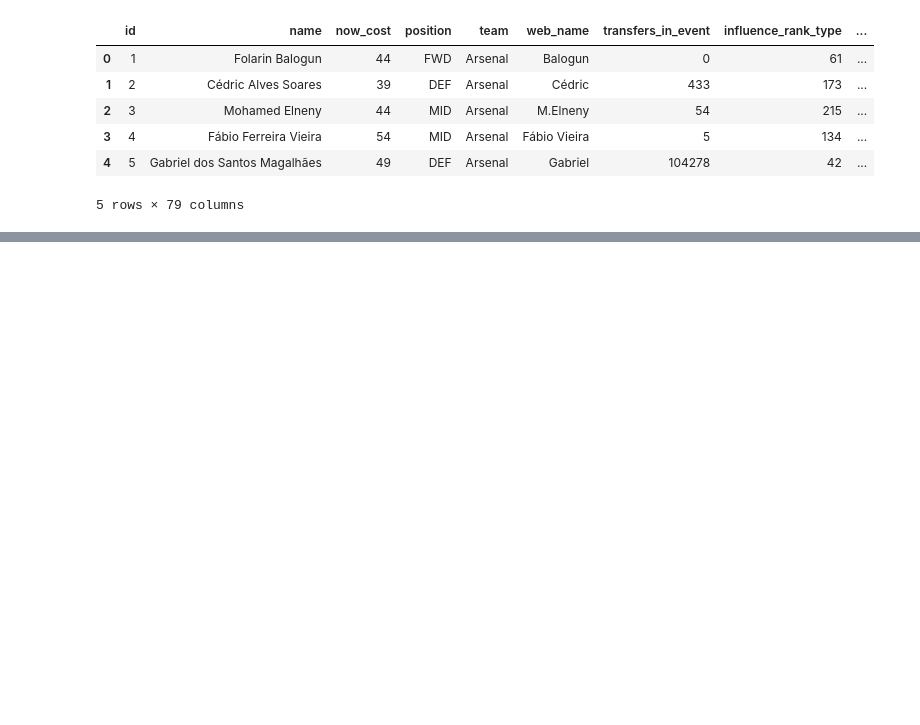
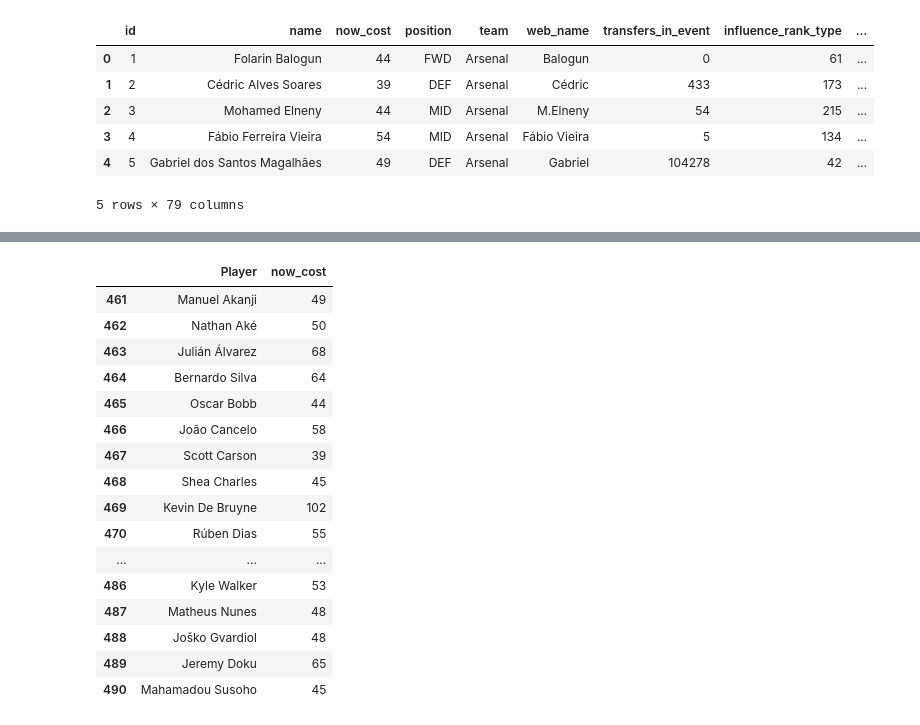
Before and after one commit to Qu1te-a-nice-guy/Football_stats, a Jupyter notebook: NB_1.ipynb, the cells around one changed output, grey strips where cells are left out. Cells and saved outputs as stored; diff of their text form; code cells hidden in the pictures; blank space fills up the shorter version.

```diff
--- a/NB_1.ipynb
+++ b/NB_1.ipynb
@@ -68,0 +87,22 @@ city2
+# %%
+city_2f=city2.loc[df2['team']=='Man City',['final_name', 'now_cost']]
+city_2f.rename(columns={'final_name':'Player'}, inplace=True)
+city_2f
+# %% [output]
+|  | Player | now_cost |
+| 461 | Manuel Akanji | 49 |
+| 462 | Nathan Aké | 50 |
+| 463 | Julián Álvarez | 68 |
+| 464 | Bernardo Silva | 64 |
+| 465 | Oscar Bobb | 44 |
+| 466 | João Cancelo | 58 |
+| 467 | Scott Carson | 39 |
+| 468 | Shea Charles | 45 |
+| 469 | Kevin De Bruyne | 102 |
+| 470 | Rúben Dias | 55 |
+| ... | ... | ... |
+| 486 | Kyle Walker | 53 |
+| 487 | Matheus Nunes | 48 |
+| 488 | Joško Gvardiol | 48 |
+| 489 | Jeremy Doku | 65 |
+| 490 | Mahamadou Susoho | 45 |
```
Also changed, not shown: parts of 5 cells of this notebook, 1 other file.
